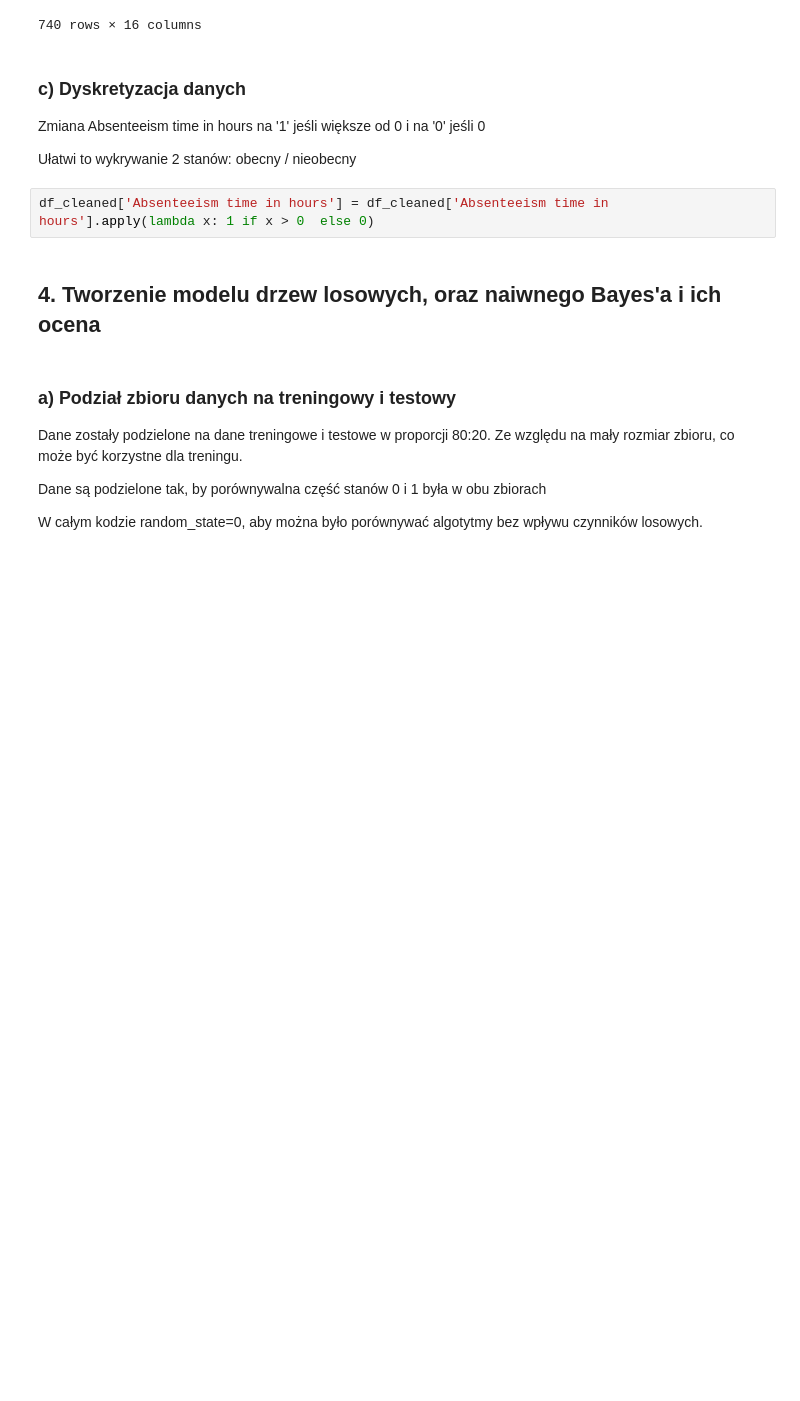
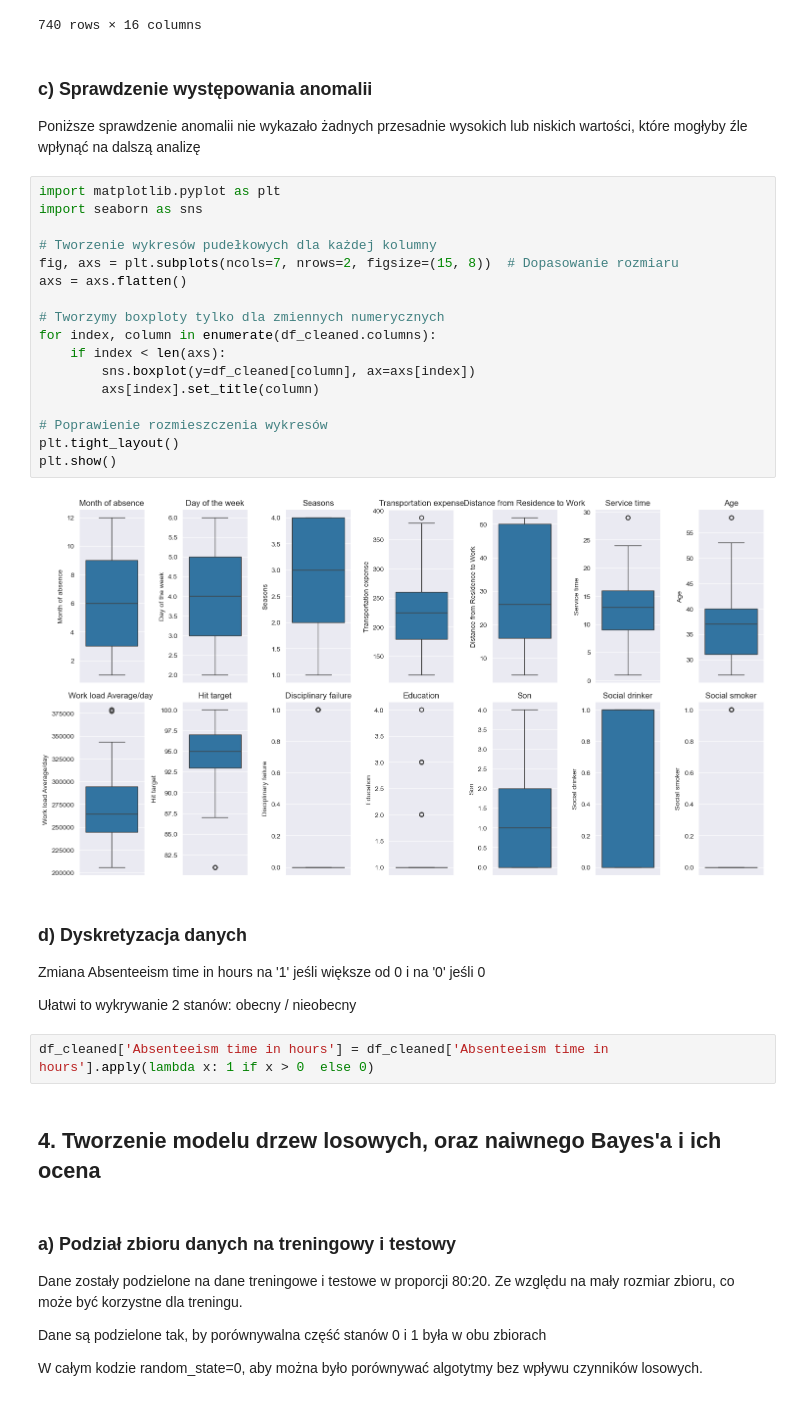
Before and after one commit to KacperJarosik/Absenteeism-at-work, a Jupyter notebook: main.ipynb, the cells around one changed output. Drawn from its saved outputs; the diff is of its cells as text; blank space fills up the shorter version.

Commit message:
dodanie sprawdzenia anomalii

```diff
--- a/main.ipynb
+++ b/main.ipynb
@@ -389,8 +390,30 @@ df_cleaned
 | 738 | 2 | 4 | 2 | 231 | 35 | 14 | ... |
 | 739 | 5 | 6 | 3 | 179 | 45 | 14 | ... |
 740 rows × 16 columns
+# %% [markdown]
+### **c) Sprawdzenie występowania anomalii**
+Poniższe sprawdzenie anomalii nie wykazało żadnych przesadnie wysokich lub niskich wartości, które mogłyby źle wpłynąć na dalszą analizę
+# %%
+import matplotlib.pyplot as plt
+import seaborn as sns
+
+# Tworzenie wykresów pudełkowych dla każdej kolumny
+fig, axs = plt.subplots(ncols=7, nrows=2, figsize=(15, 8))  # Dopasowanie rozmiaru
+axs = axs.flatten()
+
+# Tworzymy boxploty tylko dla zmiennych numerycznych
+for index, column in enumerate(df_cleaned.columns):
+    if index < len(axs):
+        sns.boxplot(y=df_cleaned[column], ax=axs[index])
+        axs[index].set_title(column)
+
+# Poprawienie rozmieszczenia wykresów
+plt.tight_layout()
+plt.show()
+# %% [output]
+[figure, added]
 # %% [markdown]
-### **c) Dyskretyzacja danych**
+### **d) Dyskretyzacja danych**
 Zmiana Absenteeism time in hours na '1' jeśli większe od 0 i na '0' jeśli 0
 
 Ułatwi to wykrywanie 2 stanów: obecny / nieobecny
```
Also changed, not shown: parts of 10 cells of this notebook.
